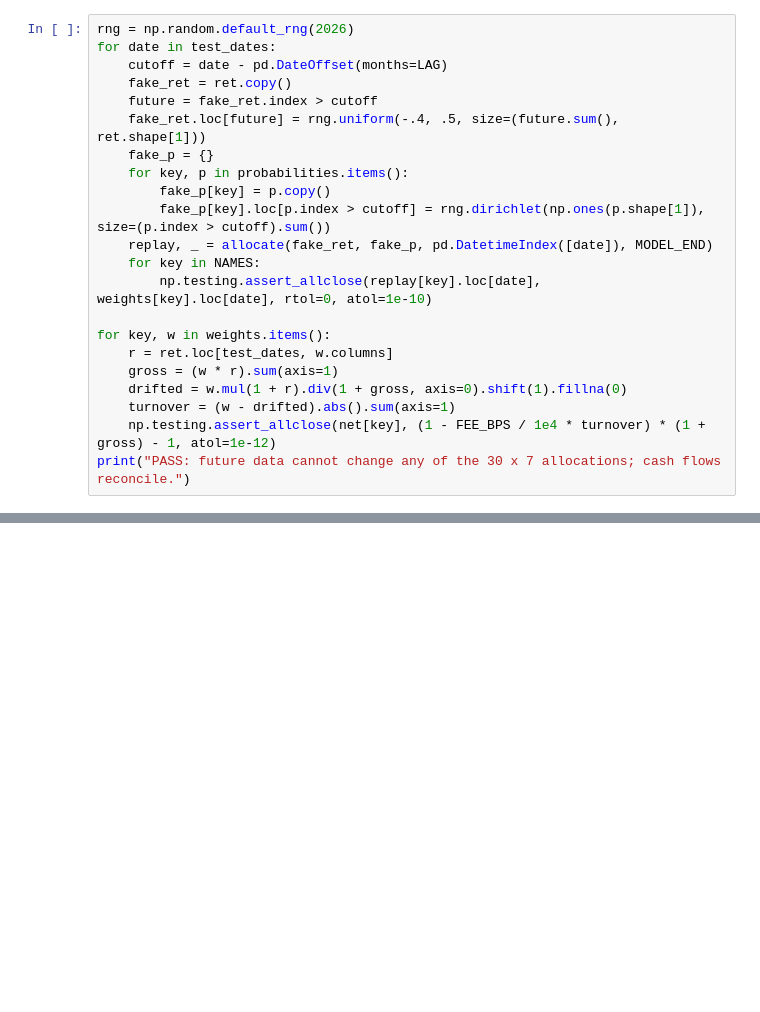
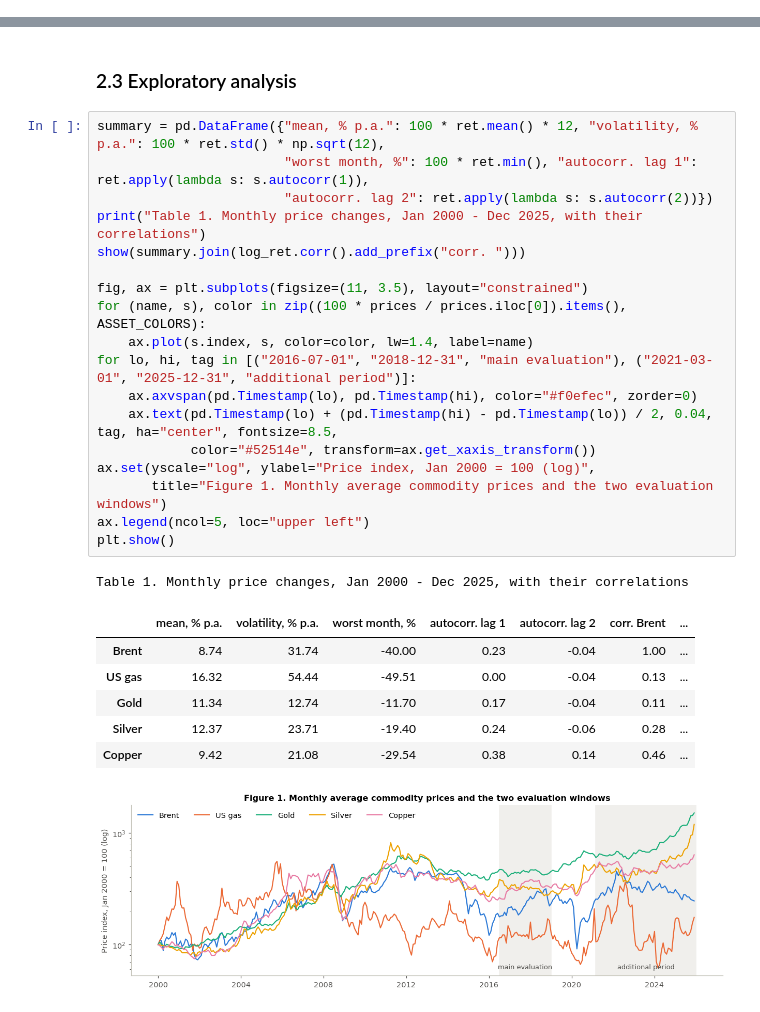
Before and after one commit to onsjd/Machine-learning-for-portfolio-management, a Jupyter notebook: Final_Research_Notebook.ipynb, the cells around one changed output, grey strips where cells are left out. Drawn from its saved outputs; the diff is of its cells as text; blank space fills up the shorter version.

```diff
--- a/Final_Research_Notebook.ipynb
+++ b/Final_Research_Notebook.ipynb
@@ -685,22 +0,0 @@ For each initial evaluation month, we randomise returns and memberships after th
-# %%
-rng = np.random.default_rng(2026)
-for date in test_dates:
-    cutoff = date - pd.DateOffset(months=LAG)
-    fake_ret = ret.copy()
-    future = fake_ret.index > cutoff
-    fake_ret.loc[future] = rng.uniform(-.4, .5, size=(future.sum(), ret.shape[1]))
-    fake_p = {}
-    for key, p in probabilities.items():
-        fake_p[key] = p.copy()
-        fake_p[key].loc[p.index > cutoff] = rng.dirichlet(np.ones(p.shape[1]), size=(p.index > cutoff).sum())
-    replay, _ = allocate(fake_ret, fake_p, pd.DatetimeIndex([date]), MODEL_END)
-    for key in NAMES:
-        np.testing.assert_allclose(replay[key].loc[date], weights[key].loc[date], rtol=0, atol=1e-10)
-
-for key, w in weights.items():
-    r = ret.loc[test_dates, w.columns]
-    gross = (w * r).sum(axis=1)
-    drifted = w.mul(1 + r).div(1 + gross, axis=0).shift(1).fillna(0)
-    turnover = (w - drifted).abs().sum(axis=1)
-    np.testing.assert_allclose(net[key], (1 - FEE_BPS / 1e4 * turnover) * (1 + gross) - 1, atol=1e-12)
-print("PASS: future data cannot change any of the 30 x 7 allocations; cash flows reconcile.")
@@ -726,0 +210,29 @@ We would next combine futures total returns and historical data vintages with a
+# %% [markdown]
+### 2.3 Exploratory analysis
+# %%
+summary = pd.DataFrame({"mean, % p.a.": 100 * ret.mean() * 12, "volatility, % p.a.": 100 * ret.std() * np.sqrt(12),
+                        "worst month, %": 100 * ret.min(), "autocorr. lag 1": ret.apply(lambda s: s.autocorr(1)),
+                        "autocorr. lag 2": ret.apply(lambda s: s.autocorr(2))})
+print("Table 1. Monthly price changes, Jan 2000 - Dec 2025, with their correlations")
+show(summary.join(log_ret.corr().add_prefix("corr. ")))
+
+fig, ax = plt.subplots(figsize=(11, 3.5), layout="constrained")
+for (name, s), color in zip((100 * prices / prices.iloc[0]).items(), ASSET_COLORS):
+    ax.plot(s.index, s, color=color, lw=1.4, label=name)
+for lo, hi, tag in [("2016-07-01", "2018-12-31", "main evaluation"), ("2021-03-01", "2025-12-31", "additional period")]:
+    ax.axvspan(pd.Timestamp(lo), pd.Timestamp(hi), color="#f0efec", zorder=0)
+    ax.text(pd.Timestamp(lo) + (pd.Timestamp(hi) - pd.Timestamp(lo)) / 2, 0.04, tag, ha="center", fontsize=8.5,
+            color="#52514e", transform=ax.get_xaxis_transform())
+ax.set(yscale="log", ylabel="Price index, Jan 2000 = 100 (log)",
+       title="Figure 1. Monthly average commodity prices and the two evaluation windows")
+ax.legend(ncol=5, loc="upper left")
+plt.show()
+# %% [output]
+Table 1. Monthly price changes, Jan 2000 - Dec 2025, with their correlations
+|  | mean, % p.a. | volatility, % p.a. | worst month, % | autocorr. lag 1 | autocorr. lag 2 | corr. Brent | ... |
+| Brent | 8.74 | 31.74 | -40.00 | 0.23 | -0.04 | 1.00 | ... |
+| US gas | 16.32 | 54.44 | -49.51 | 0.00 | -0.04 | 0.13 | ... |
+| Gold | 11.34 | 12.74 | -11.70 | 0.17 | -0.04 | 0.11 | ... |
+| Silver | 12.37 | 23.71 | -19.40 | 0.24 | -0.06 | 0.28 | ... |
+| Copper | 9.42 | 21.08 | -29.54 | 0.38 | 0.14 | 0.46 | ... |
+[figure, added]
```
Also changed, not shown: parts of 91 cells of this notebook, 1 other file.
